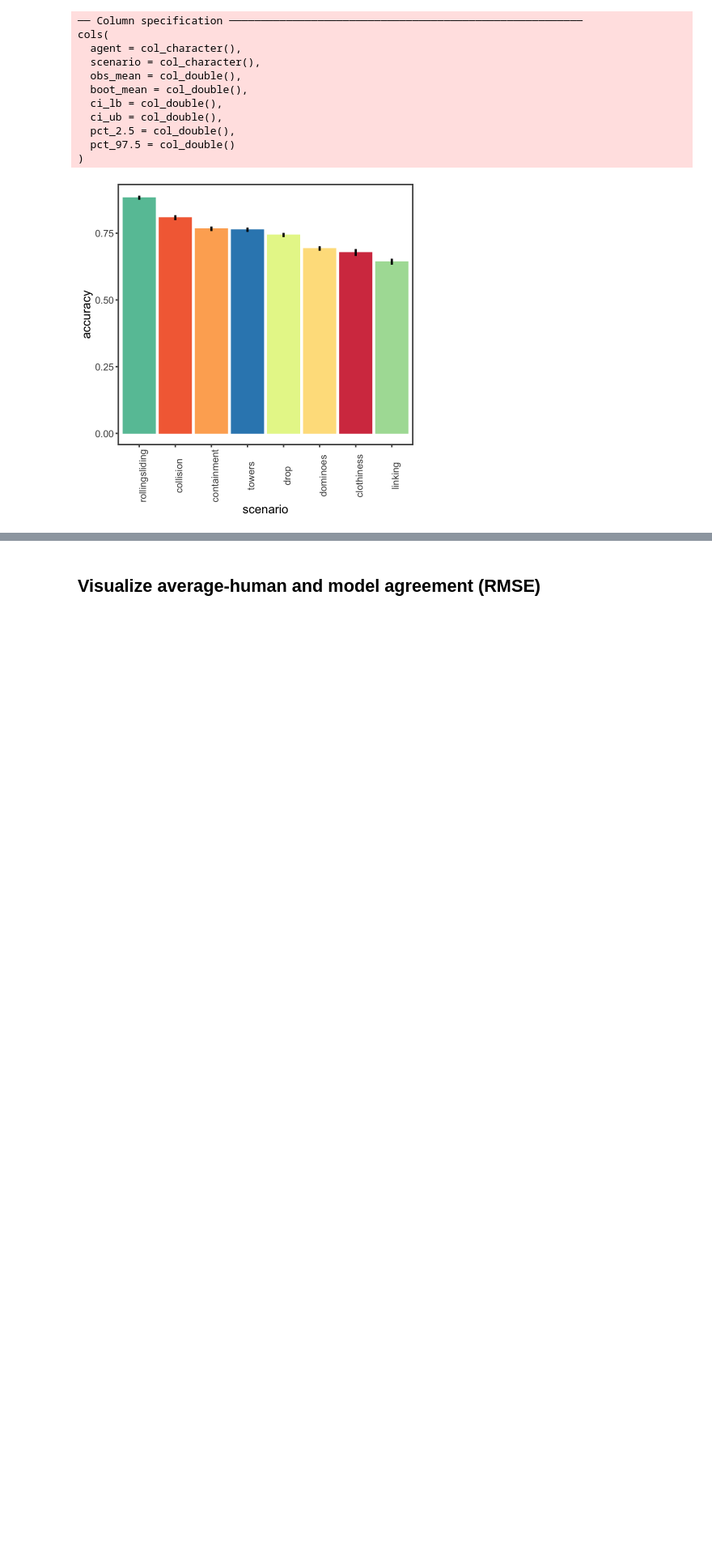
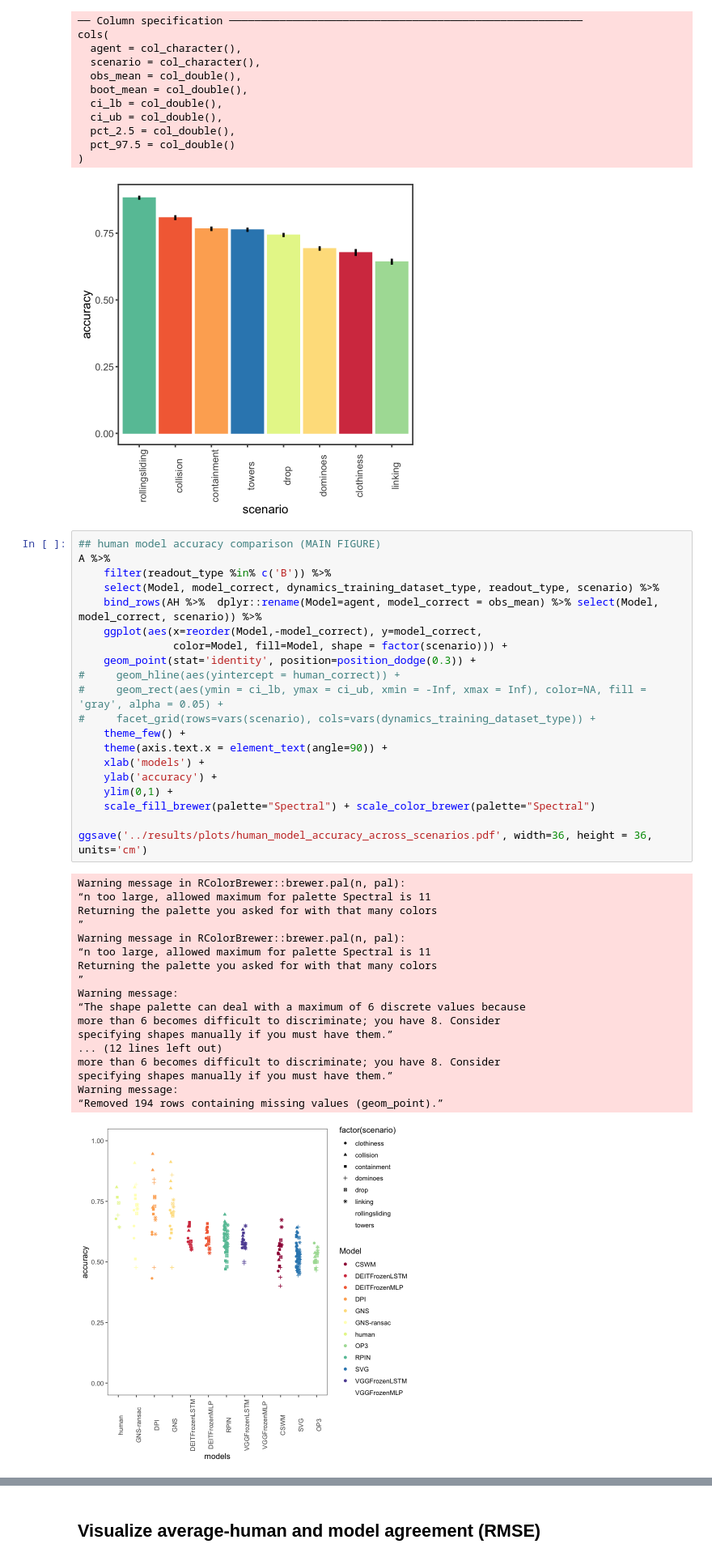
Before and after one commit to cogtoolslab/physics-benchmarking-neurips2021, a Jupyter notebook: analysis/inference_human_model_behavior.ipynb, the cells around one changed output, grey strips where cells are left out. Shown at 81% size. Saved outputs shown, nothing was run; the diff lists cells and outputs as text; blank space fills up the shorter version.

```diff
--- a/analysis/inference_human_model_behavior.ipynb
+++ b/analysis/inference_human_model_behavior.ipynb
@@ -96,4 +97,43 @@ cols(
   pct_97.5 = col_double()
 )
 [figure]
+# %%
+## human model accuracy comparison (MAIN FIGURE)
+A %>%
+    filter(readout_type %in% c('B')) %>%
+    select(Model, model_correct, dynamics_training_dataset_type, readout_type, scenario) %>%
+    bind_rows(AH %>%  dplyr::rename(Model=agent, model_correct = obs_mean) %>% select(Model, model_correct, scenario)) %>%
+    ggplot(aes(x=reorder(Model,-model_correct), y=model_correct,
+               color=Model, fill=Model, shape = factor(scenario))) +
+    geom_point(stat='identity', position=position_dodge(0.3)) +
+#     geom_hline(aes(yintercept = human_correct)) +
+#     geom_rect(aes(ymin = ci_lb, ymax = ci_ub, xmin = -Inf, xmax = Inf), color=NA, fill = 'gray', alpha = 0.05) +
+#     facet_grid(rows=vars(scenario), cols=vars(dynamics_training_dataset_type)) +
+    theme_few() +
+    theme(axis.text.x = element_text(angle=90)) +
+    xlab('models') +
+    ylab('accuracy') +
+    ylim(0,1) +
+    scale_fill_brewer(palette="Spectral") + scale_color_brewer(palette="Spectral")
+
+ggsave('../results/plots/human_model_accuracy_across_scenarios.pdf', width=36, height = 36, units='cm')
+# %% [output]
+Warning message in RColorBrewer::brewer.pal(n, pal):
+“n too large, allowed maximum for palette Spectral is 11
+Returning the palette you asked for with that many colors
+”
+Warning message in RColorBrewer::brewer.pal(n, pal):
+“n too large, allowed maximum for palette Spectral is 11
+Returning the palette you asked for with that many colors
+”
+Warning message:
+“The shape palette can deal with a maximum of 6 discrete values because
+more than 6 becomes difficult to discriminate; you have 8. Consider
+specifying shapes manually if you must have them.”
+... (12 lines left out)
+more than 6 becomes difficult to discriminate; you have 8. Consider
+specifying shapes manually if you must have them.”
+Warning message:
+“Removed 194 rows containing missing values (geom_point).”
+[figure, added]
 # %%
```
Also changed, not shown: parts of 31 cells of this notebook.
